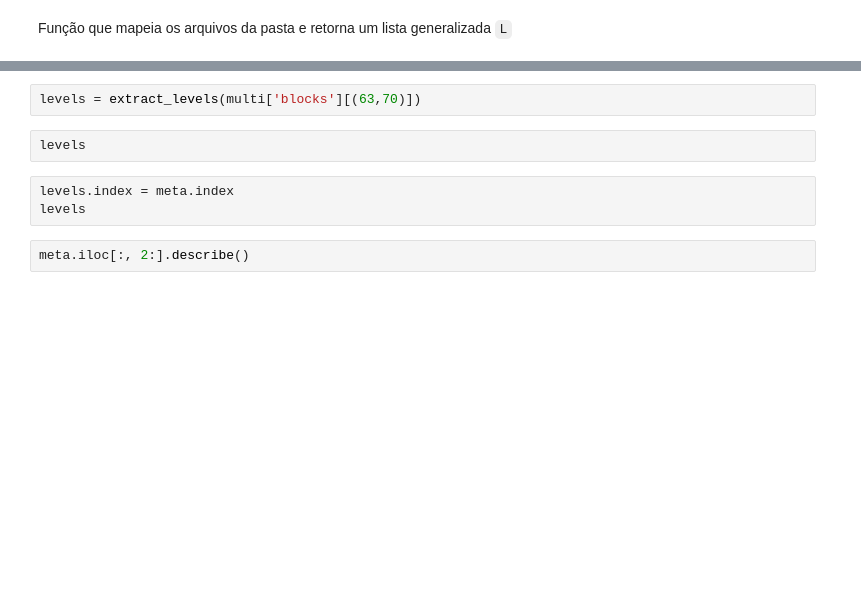
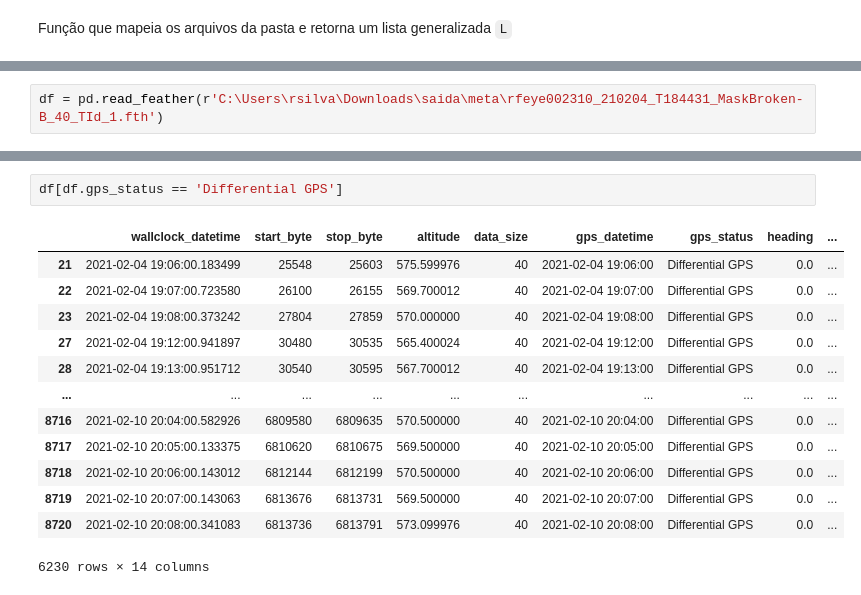
Before and after one commit to ronaldokun/rfpye, a Jupyter notebook: nbs/_test_meta.ipynb, the cells around one changed output, grey strips where cells are left out. Saved outputs shown, nothing was run; the diff lists cells and outputs as text; blank space fills up the shorter version.

```diff
--- a/nbs/_test_meta.ipynb
+++ b/nbs/_test_meta.ipynb
@@ -55 +101,3 @@ meta
+# %%
+df = pd.read_feather(r'C:\Users\rsilva\Downloads\saida\meta\rfeye002310_210204_T184431_MaskBroken-B_40_TId_1.fth')
 # %%
@@ -57,9 +123,16 @@ meta.info()
-# %%
-levels = extract_levels(multi['blocks'][(63,70)])
-# %%
-levels
-# %%
-levels.index = meta.index
-levels
-# %%
-meta.iloc[:, 2:].describe()
+# %%
+df[df.gps_status == 'Differential GPS']
+# %% [output]
+|  | wallclock_datetime | start_byte | stop_byte | altitude | data_size | gps_datetime | gps_status | heading | ... |
+| 21 | 2021-02-04 19:06:00.183499 | 25548 | 25603 | 575.599976 | 40 | 2021-02-04 19:06:00 | Differential GPS | 0.0 | ... |
+| 22 | 2021-02-04 19:07:00.723580 | 26100 | 26155 | 569.700012 | 40 | 2021-02-04 19:07:00 | Differential GPS | 0.0 | ... |
+| 23 | 2021-02-04 19:08:00.373242 | 27804 | 27859 | 570.000000 | 40 | 2021-02-04 19:08:00 | Differential GPS | 0.0 | ... |
+| 27 | 2021-02-04 19:12:00.941897 | 30480 | 30535 | 565.400024 | 40 | 2021-02-04 19:12:00 | Differential GPS | 0.0 | ... |
+| 28 | 2021-02-04 19:13:00.951712 | 30540 | 30595 | 567.700012 | 40 | 2021-02-04 19:13:00 | Differential GPS | 0.0 | ... |
+| ... | ... | ... | ... | ... | ... | ... | ... | ... | ... |
+| 8716 | 2021-02-10 20:04:00.582926 | 6809580 | 6809635 | 570.500000 | 40 | 2021-02-10 20:04:00 | Differential GPS | 0.0 | ... |
+| 8717 | 2021-02-10 20:05:00.133375 | 6810620 | 6810675 | 569.500000 | 40 | 2021-02-10 20:05:00 | Differential GPS | 0.0 | ... |
+| 8718 | 2021-02-10 20:06:00.143012 | 6812144 | 6812199 | 570.500000 | 40 | 2021-02-10 20:06:00 | Differential GPS | 0.0 | ... |
+| 8719 | 2021-02-10 20:07:00.143063 | 6813676 | 6813731 | 569.500000 | 40 | 2021-02-10 20:07:00 | Differential GPS | 0.0 | ... |
+| 8720 | 2021-02-10 20:08:00.341083 | 6813736 | 6813791 | 573.099976 | 40 | 2021-02-10 20:08:00 | Differential GPS | 0.0 | ... |
+6230 rows × 14 columns
```
Also changed, not shown: parts of 19 cells of this notebook, 16 other files.
